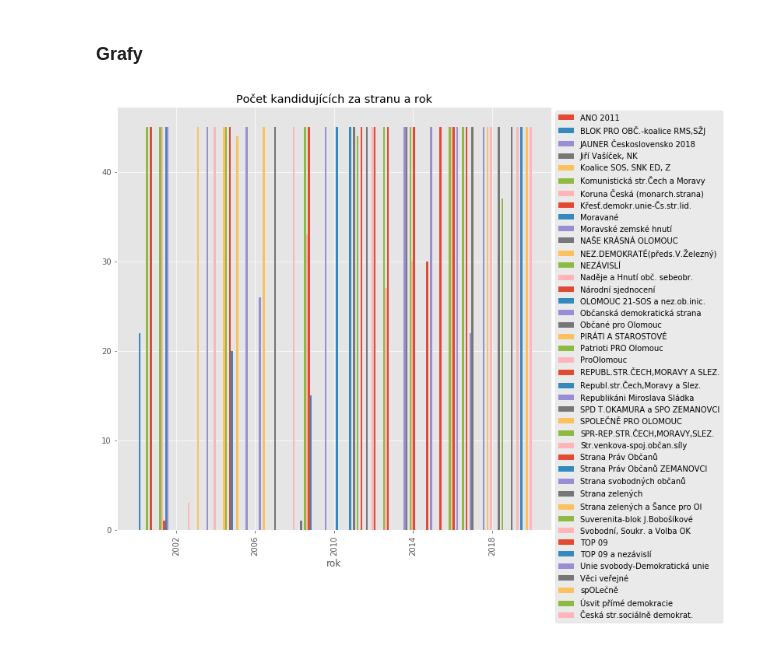
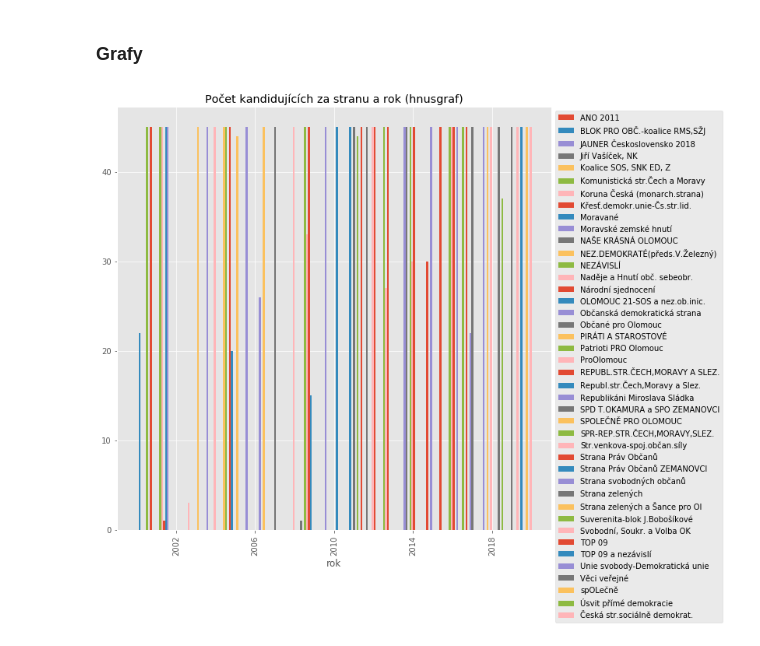
Before and after one commit to viluon/vzd-2019, a Jupyter notebook: 01/homework_01_B191.ipynb, the cells around one changed output. Drawn from its saved outputs; the diff is of its cells as text; code cells hidden in the pictures.

```diff
--- a/01/homework_01_B191.ipynb
+++ b/01/homework_01_B191.ipynb
@@ -247,9 +300,9 @@ matplotlib.style.use('ggplot')
 # %%
 f = plt.figure()
 df = data.groupby(["název", "rok"]).count()["příjmení, jméno, tituly"]
-plt.title("Počet kandidujících za stranu a rok", color = "black")
+plt.title("Počet kandidujících za stranu a rok (hnusgraf)", color = "black")
 df.unstack().T.plot(kind = "bar", ax = f.gca(), figsize = (10, 10), width = 1)
 plt.legend(bbox_to_anchor = (1.0, 1.0))
 plt.show()
 # %% [output]
-[figure, old version]
+[figure, new version]
```
Also changed, not shown: parts of 11 cells of this notebook, 6 other files.
